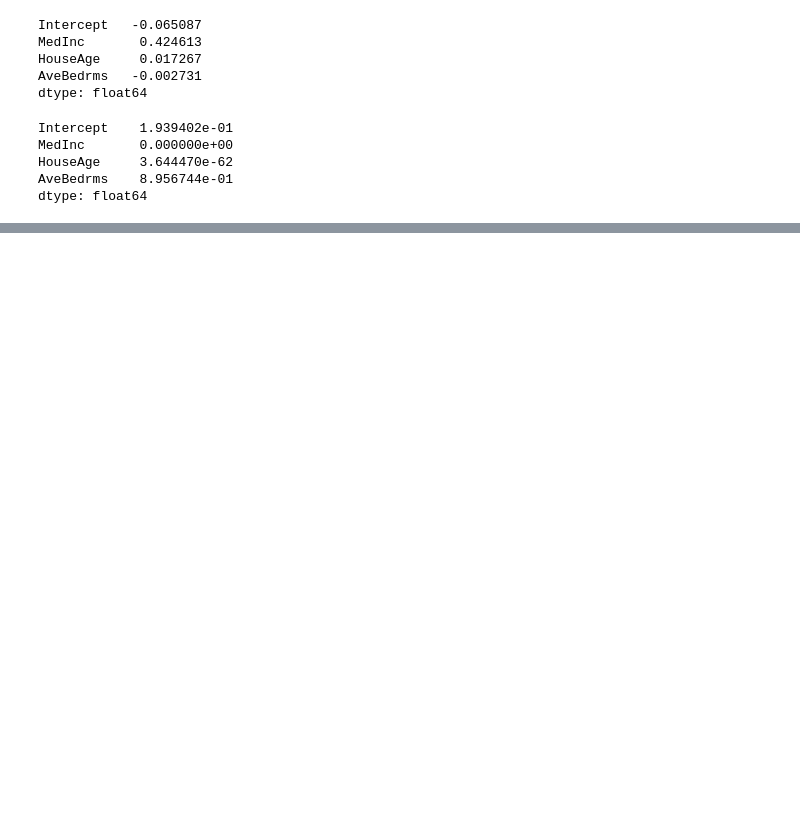
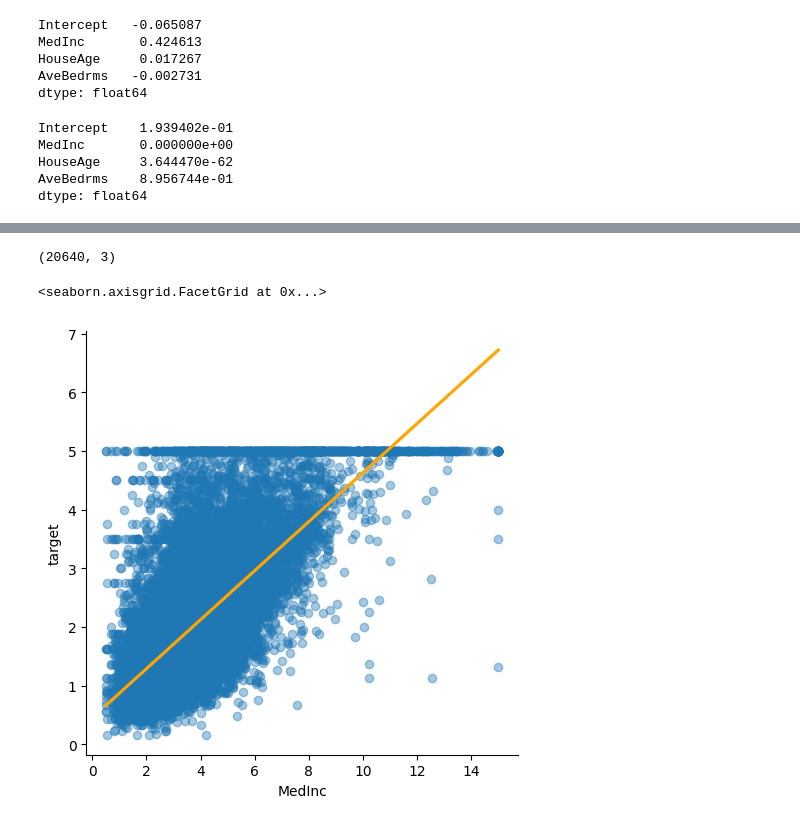
Before and after one commit to pNatTueku/codingProjectwithPython, a Jupyter notebook: project_03_california_housing.ipynb, the cells around one changed output, grey strips where cells are left out. Cells and saved outputs as stored; diff of their text form; code cells hidden in the pictures; blank space fills up the shorter version.

```diff
--- a/project_03_california_housing.ipynb
+++ b/project_03_california_housing.ipynb
@@ -545,3 +545,8 @@ MedInc       0.000000e+00
 HouseAge     3.644470e-62
 AveBedrms    8.956744e-01
 dtype: float64
+# %%
+# load data into a dataframe
+
+df = pd.DataFrame(data = np.c_[ca_housing['data'], ca_housing['target']], columns = ca_housing['feature_names'] + ['target'])
+df.head()
@@ -547,0 +603,3 @@ dtype: float64
+# %%
+df = df[['MedInc', 'HouseAge', 'target']]
+df.head()
@@ -547,0 +613,11 @@ dtype: float64
+# %%
+df.shape
+# %% [output]
+(20640, 3)
+# %%
+# plot relationship using linear model to see between sale and tv
+
+sns.lmplot(data = df, x = 'MedInc', y = 'target', ci = None, scatter_kws = {'alpha': 0.4}, line_kws = {'color': 'orange'})
+# %% [output]
+<seaborn.axisgrid.FacetGrid at 0x...>
+[figure, added]
```
Also changed, not shown: parts of 41 cells of this notebook.
